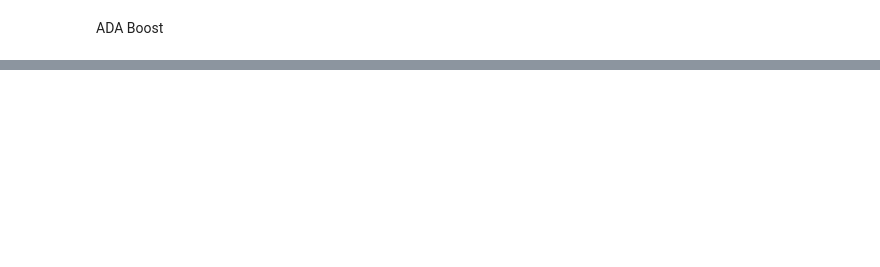
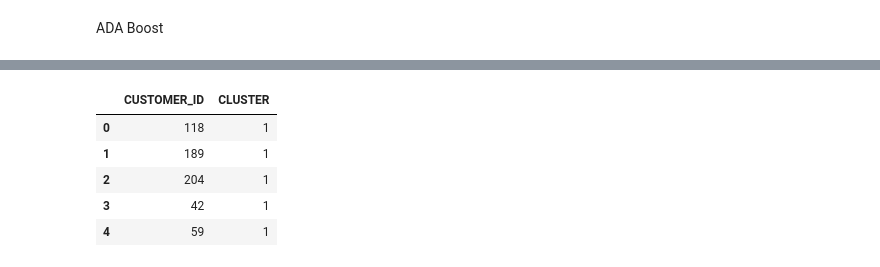
Before and after one commit to cshiwei330/ICP-ASG3-Insightify, a Jupyter notebook: churn_model/Next Purchase Date Holdout.ipynb, the cells around one changed output, grey strips where cells are left out. Saved outputs shown, nothing was run; the diff lists cells and outputs as text; code cells hidden in the pictures; blank space fills up the shorter version.

```diff
--- a/churn_model/Next Purchase Date Holdout.ipynb
+++ b/churn_model/Next Purchase Date Holdout.ipynb
@@ -2775,0 +2787,10 @@ predicted
+# %%
+cust_seg = cust_seg[['CUSTOMER_ID', 'CLUSTER']]
+cust_seg.head()
+# %% [output]
+|  | CUSTOMER_ID | CLUSTER |
+| 0 | 118 | 1 |
+| 1 | 189 | 1 |
+| 2 | 204 | 1 |
+| 3 | 42 | 1 |
+| 4 | 59 | 1 |
```
Also changed, not shown: parts of 86 cells of this notebook, 5 other files.
